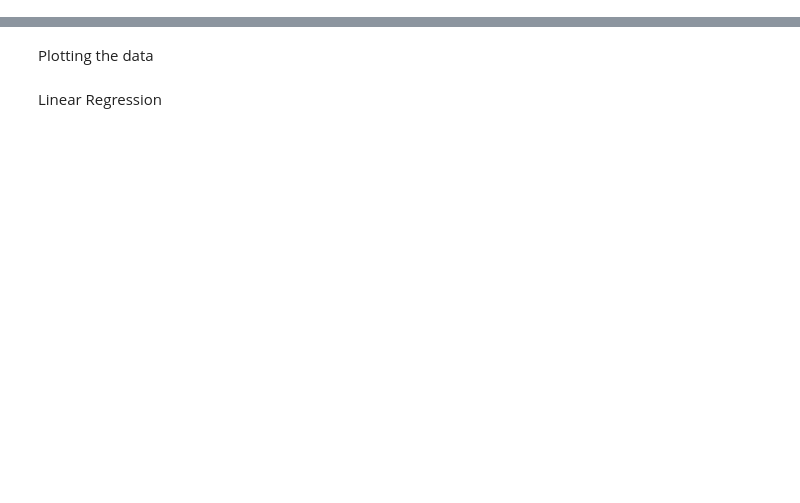
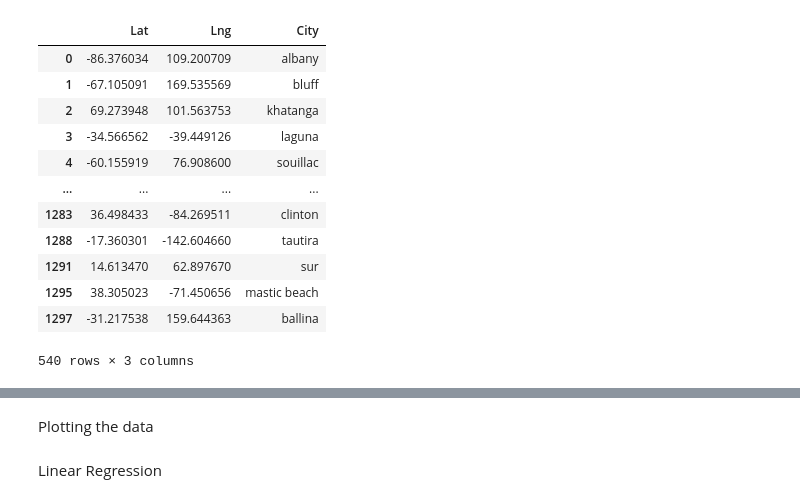
Before and after one commit to MellyB5/Python-API-Challenge, a Jupyter notebook: WeatherPy.ipynb, the cells around one changed output, grey strips where cells are left out. Drawn from its saved outputs; the diff is of its cells as text; code cells hidden in the pictures; blank space fills up the shorter version.

```diff
--- a/WeatherPy.ipynb
+++ b/WeatherPy.ipynb
@@ -10,0 +13,3 @@ from api_keys import weather_api_key
+# %%
+city_df = pd.DataFrame({"Lat":np.random.uniform(-90,90,1300),"Lng":np.random.uniform(-180,180,1300)})
+city_df.head()
@@ -10,0 +23,12 @@ from api_keys import weather_api_key
+# %%
+#  Generate Cities List
+cities_name = []
+for x in range(0,len(city_df)):
+    lat = city_df.iloc[x]["Lat"]
+    lng = city_df.iloc[x]["Lng"]
+    city = citipy.nearest_city(lat,lng)
+    name = city.city_name
+    cities_name.append(name)
+
+city_df["City"] = cities_name
+city_df.head()
@@ -10,0 +42,17 @@ from api_keys import weather_api_key
+# %%
+no_dup_cities = city_df.drop_duplicates("City", keep="first")
+no_dup_cities
+# %% [output]
+|  | Lat | Lng | City |
+| 0 | -86.376034 | 109.200709 | albany |
+| 1 | -67.105091 | 169.535569 | bluff |
+| 2 | 69.273948 | 101.563753 | khatanga |
+| 3 | -34.566562 | -39.449126 | laguna |
+| 4 | -60.155919 | 76.908600 | souillac |
+| ... | ... | ... | ... |
+| 1283 | 36.498433 | -84.269511 | clinton |
+| 1288 | -17.360301 | -142.604660 | tautira |
+| 1291 | 14.613470 | 62.897670 | sur |
+| 1295 | 38.305023 | -71.450656 | mastic beach |
+| 1297 | -31.217538 | 159.644363 | ballina |
+540 rows × 3 columns
```
Also changed, not shown: parts of 8 cells of this notebook, 1 other file.
